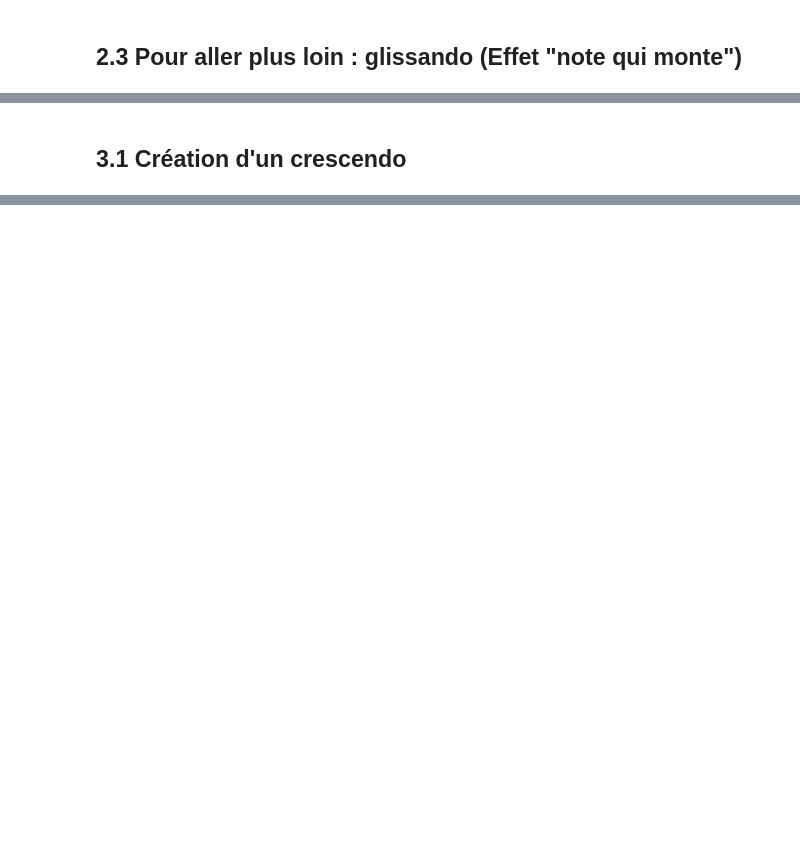
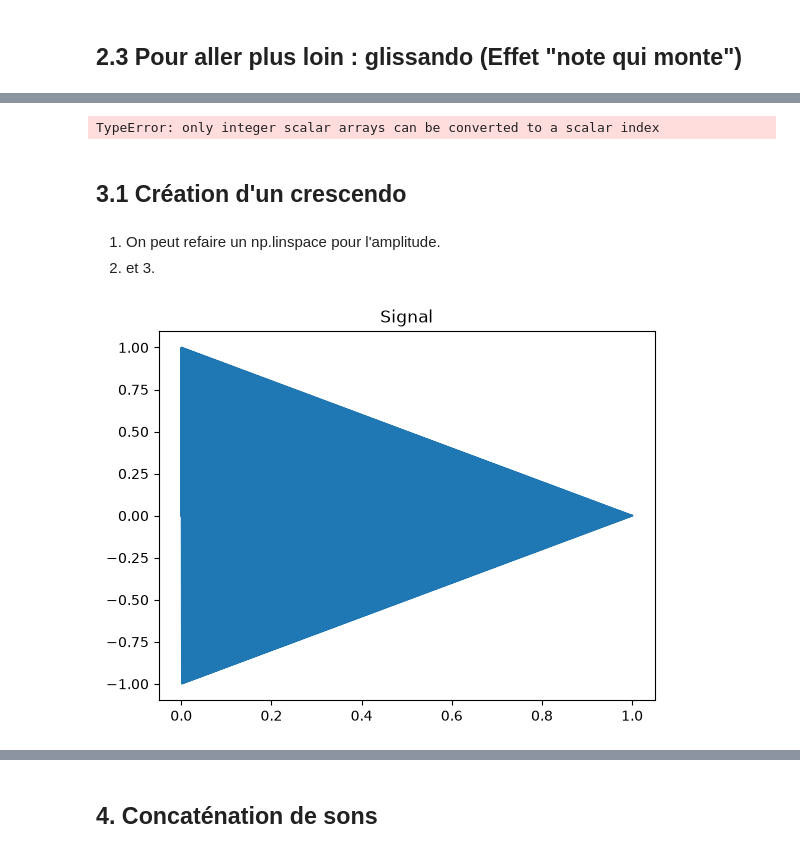
Before and after one commit to clementlegoff8/TP-son, a Jupyter notebook: TPson2.ipynb, the cells around one changed output, grey strips where cells are left out. Cells and saved outputs as stored; diff of their text form; code cells hidden in the pictures; blank space fills up the shorter version.

```diff
--- a/TPson2.ipynb
+++ b/TPson2.ipynb
@@ -66,2 +68,28 @@ display_signal(sine_linear(300,500),width=0.05)
+# %%
+def sine_linear(freq1,freq2,duration=1):
+    temps = np.linspace(0,duration,RATE*duration)
+    frequence = np.linspace(freq1,freq2,RATE*duration)
+    signal = np.sin(2*np.pi*np.sum(temps,frequence))
+    return signal
+
+display_signal(sine_linear(440,523.25),width=0.05)
+# %% [output]
+TypeError: only integer scalar arrays can be converted to a scalar index
 # %% [markdown]
 ## 3.1 Création d'un crescendo
+# %% [markdown]
+1. On peut refaire un np.linspace pour l'amplitude.
+2. et 3.
+# %%
+def crescendo_sine(freq,duration=1,increase=True):
+    temps = np.linspace(0,duration,RATE*duration)
+    if increase:
+        amp = np.linspace(0,1,RATE*duration)
+    else:
+        amp = np.linspace(1,0,RATE*duration)
+    signal = np.multiply(amp,np.sin(np.multiply(temps,2*np.pi*freq)))
+    return signal
+
+display_signal(crescendo_sine(440,increase=False))
+# %% [output]
+[figure, added]
@@ -67,0 +97,2 @@ display_signal(sine_linear(300,500),width=0.05)
+# %% [markdown]
+## 4. Concaténation de sons
```
Also changed, not shown: parts of 17 cells of this notebook, 10 other files.
